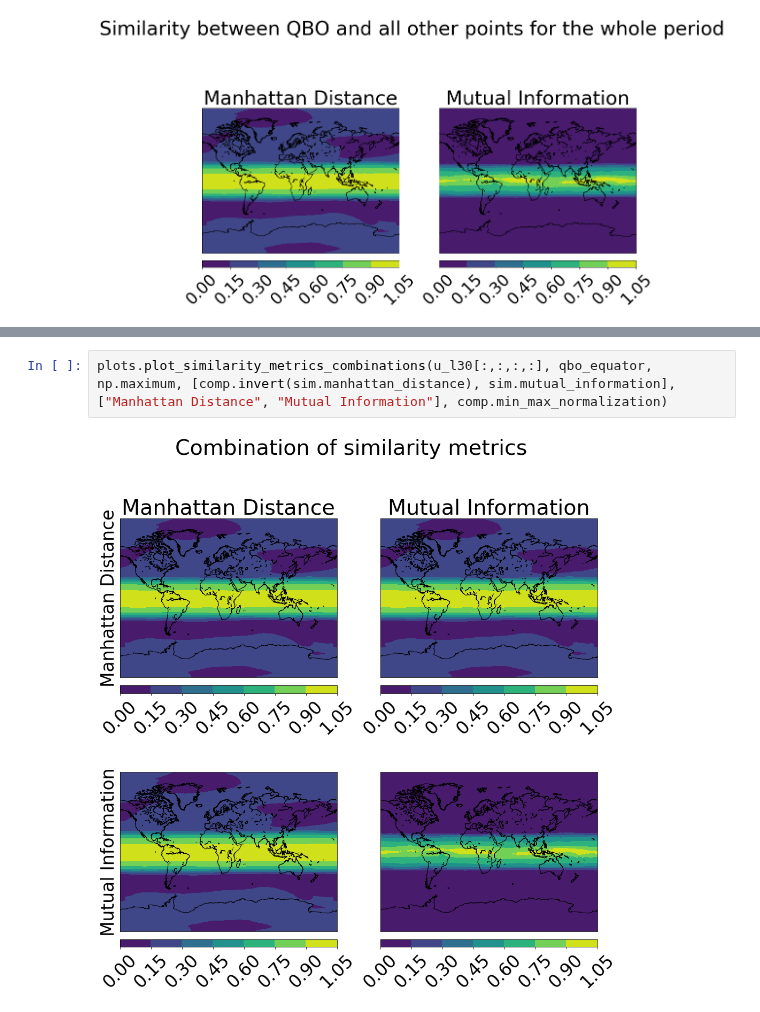
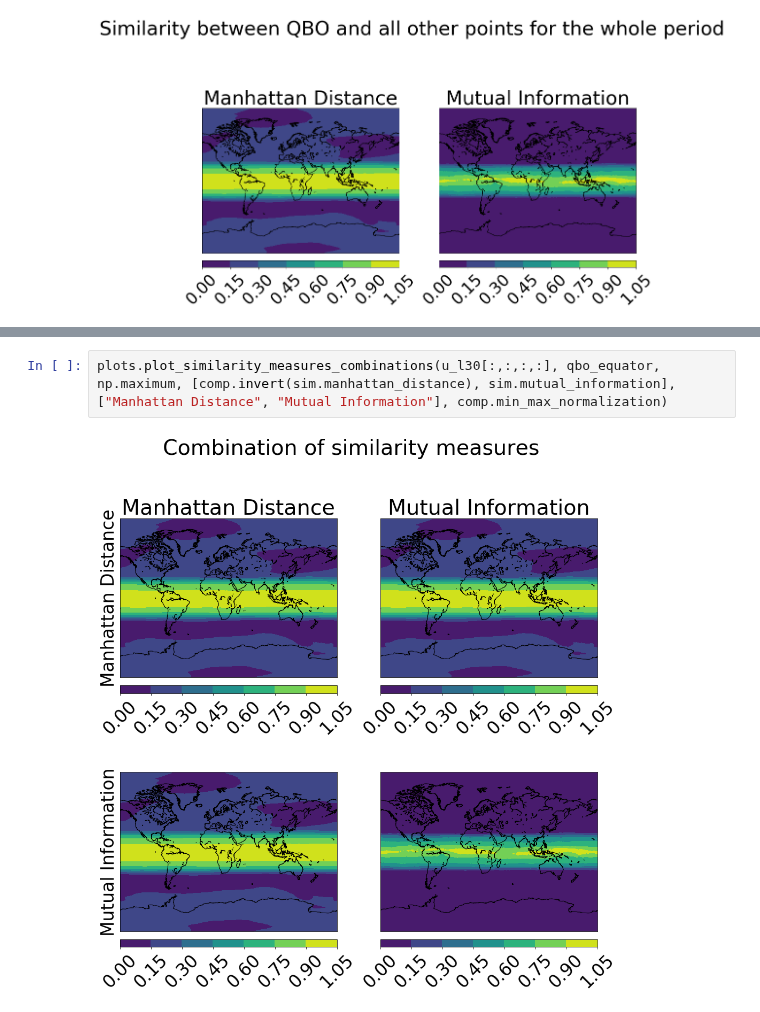
Before and after one commit to Climate-Data-Science/Climate-Similarity-Metrics, a Jupyter notebook: proposal_figures.ipynb, the cells around one changed output, grey strips where cells are left out. Drawn from its saved outputs; the diff is of its cells as text.

```diff
--- a/proposal_figures.ipynb
+++ b/proposal_figures.ipynb
@@ -151,4 +151,4 @@ The dedent function was deprecated in Matplotlib 3.1 and will be removed in 3.3.
 # %%
-plots.plot_similarity_metrics_combinations(u_l30[:,:,:,:], qbo_equator, np.maximum, [comp.invert(sim.manhattan_distance), sim.mutual_information], ["Manhattan Distance", "Mutual Information"], comp.min_max_normalization)
+plots.plot_similarity_measures_combinations(u_l30[:,:,:,:], qbo_equator, np.maximum, [comp.invert(sim.manhattan_distance), sim.mutual_information], ["Manhattan Distance", "Mutual Information"], comp.min_max_normalization)
 # %% [output]
-[figure, old version]
+[figure, new version]
```
Also changed, not shown: parts of 5 cells of this notebook, 6 other files.
